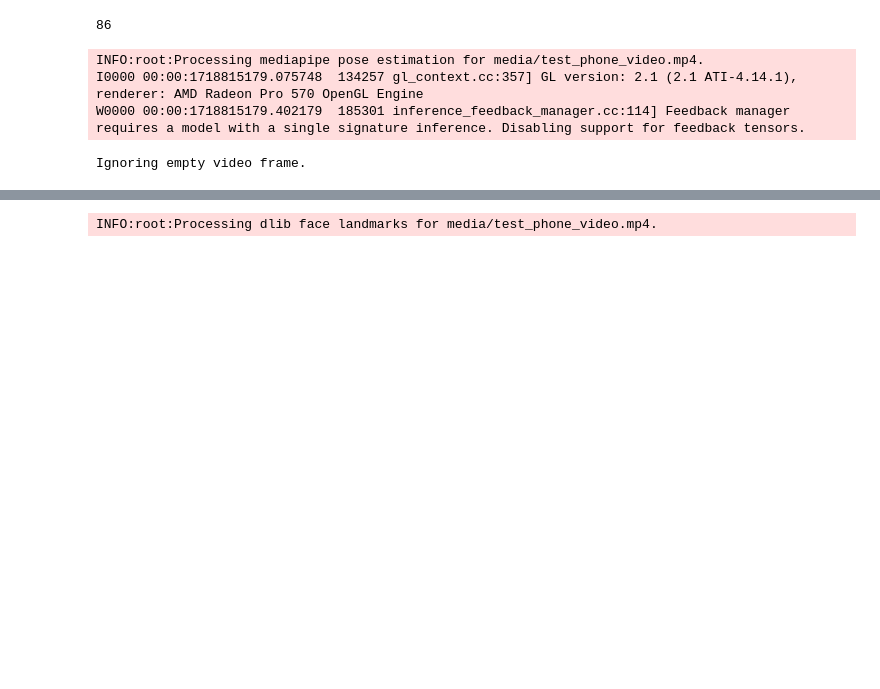
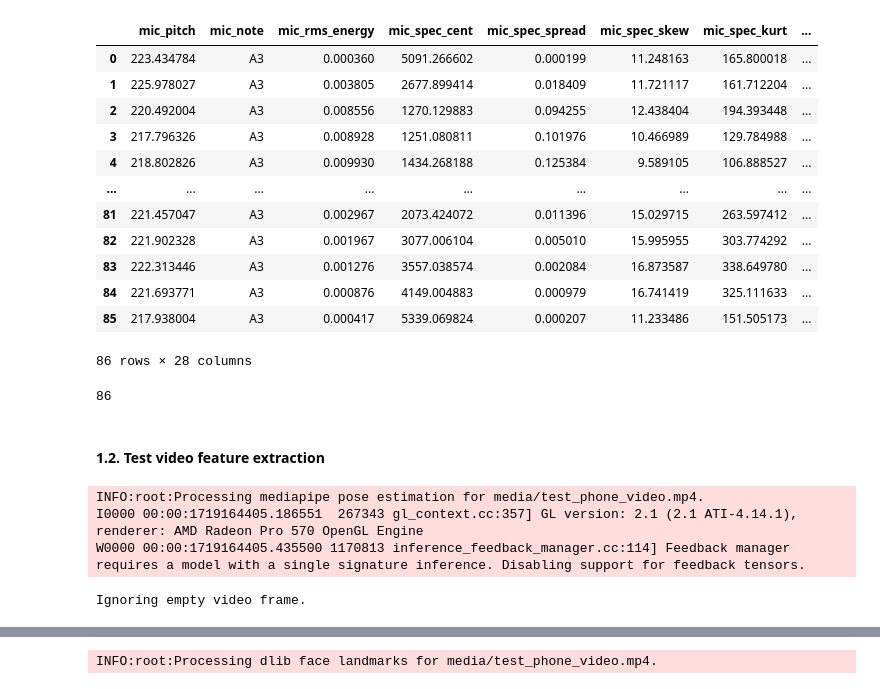
Before and after one commit to suvimh/vocal_data_feature_extraction, a Jupyter notebook: feature_extraction.ipynb, the cells around one changed output, grey strips where cells are left out. Saved outputs shown, nothing was run; the diff lists cells and outputs as text; code cells hidden in the pictures; blank space fills up the shorter version.

Commit message:
refactoring code for easier CSV output in correct format

```diff
--- a/feature_extraction.ipynb
+++ b/feature_extraction.ipynb
@@ -20,5 +20,5 @@ To enable the following instructions: AVX2 FMA, in other operations, rebuild Ten
 # %%
 # Test that feature extraction works as expected on test audio
 TEST_FILE = 'media/test_audio.wav'
-features, cleaned_time = extract_audio_features_for_frames(TEST_FILE, reference_audio=True, frame_duration_ms=30)
+audio_features, cleaned_time = extract_audio_features_for_frames(TEST_FILE, source='mic', reference_audio=True, frame_duration_ms=30)
 # %% [output]
@@ -26,23 +26,35 @@ features, cleaned_time = extract_audio_features_for_frames(TEST_FILE, reference_
-# %%
-# Ensure all feature lists have the same length
-lengths = [len(feature) for feature in features.values()]
-if len(set(lengths)) != 1:
-    for feature in features.values():
-        print(len(feature))
-    raise ValueError("All feature lists must have the same length")
-
-audio_features_length = lengths[0]
-print(audio_features_length)
-# %% [output]
-86
+# %%
+audio_features
+# %% [output]
+|  | mic_pitch | mic_note | mic_rms_energy | mic_spec_cent | mic_spec_spread | mic_spec_skew | mic_spec_kurt | ... |
+| 0 | 223.434784 | A3 | 0.000360 | 5091.266602 | 0.000199 | 11.248163 | 165.800018 | ... |
+| 1 | 225.978027 | A3 | 0.003805 | 2677.899414 | 0.018409 | 11.721117 | 161.712204 | ... |
+| 2 | 220.492004 | A3 | 0.008556 | 1270.129883 | 0.094255 | 12.438404 | 194.393448 | ... |
+| 3 | 217.796326 | A3 | 0.008928 | 1251.080811 | 0.101976 | 10.466989 | 129.784988 | ... |
+| 4 | 218.802826 | A3 | 0.009930 | 1434.268188 | 0.125384 | 9.589105 | 106.888527 | ... |
+| ... | ... | ... | ... | ... | ... | ... | ... | ... |
+| 81 | 221.457047 | A3 | 0.002967 | 2073.424072 | 0.011396 | 15.029715 | 263.597412 | ... |
+| 82 | 221.902328 | A3 | 0.001967 | 3077.006104 | 0.005010 | 15.995955 | 303.774292 | ... |
+| 83 | 222.313446 | A3 | 0.001276 | 3557.038574 | 0.002084 | 16.873587 | 338.649780 | ... |
+| 84 | 221.693771 | A3 | 0.000876 | 4149.004883 | 0.000979 | 16.741419 | 325.111633 | ... |
+| 85 | 217.938004 | A3 | 0.000417 | 5339.069824 | 0.000207 | 11.233486 | 151.505173 | ... |
+86 rows × 28 columns
+# %%
+mic_feature_length = check_audio_feature_length(audio_features, 'mic')
+mic_feature_length
+# %% [output]
+86
+# %% [markdown]
+#### 1.2. Test video feature extraction
 # %%
-# testing getting mediapipe landmark pose per 10ms frame
+# testing getting mediapipe landmark pose per frame
 TEST_VIDEO_FILE_PATH = 'media/test_phone_video.mp4'
-TEST_OUTPUT_DIR_PATH = 'media/output/'
 
-pose_landmarks = get_mediapipe_pose_estimation_for_frames(cleaned_time, TEST_VIDEO_FILE_PATH, TEST_OUTPUT_DIR_PATH)
+pose_landmarks = get_mediapipe_pose_estimation_for_frames(cleaned_time, TEST_VIDEO_FILE_PATH, source='Phone')
+if len(pose_landmarks) != mic_feature_length:
+    raise ValueError(f"Pose frame number must match audio feature frame length")
 # %% [output]
 INFO:root:Processing mediapipe pose estimation for media/test_phone_video.mp4.
-I0000 00:00:1718815179.075748  134257 gl_context.cc:357] GL version: 2.1 (2.1 ATI-4.14.1), renderer: AMD Radeon Pro 570 OpenGL Engine
-W0000 00:00:1718815179.402179  185301 inference_feedback_manager.cc:114] Feedback manager requires a model with a single signature inference. Disabling support for feedback tensors.
+I0000 00:00:1719164405.186551  267343 gl_context.cc:357] GL version: 2.1 (2.1 ATI-4.14.1), renderer: AMD Radeon Pro 570 OpenGL Engine
+W0000 00:00:1719164405.435500 1170813 inference_feedback_manager.cc:114] Feedback manager requires a model with a single signature inference. Disabling support for feedback tensors.
 Ignoring empty video frame.
```
Also changed, not shown: parts of 22 cells of this notebook, 10 other files.
